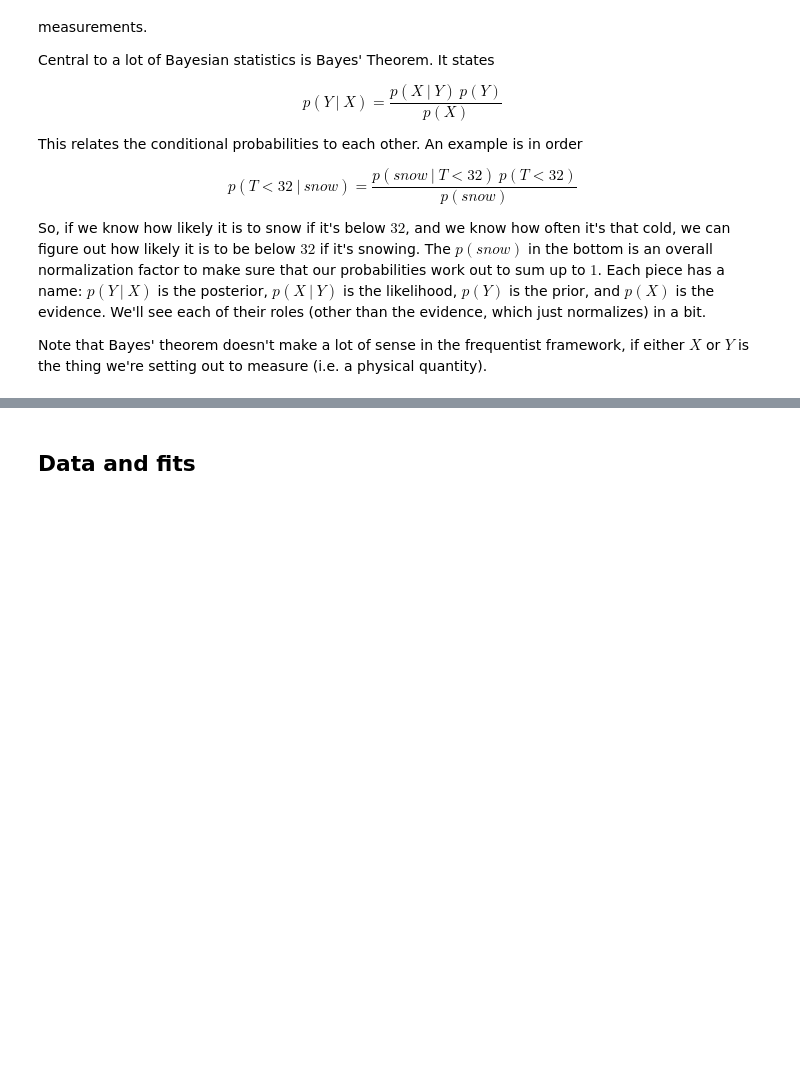
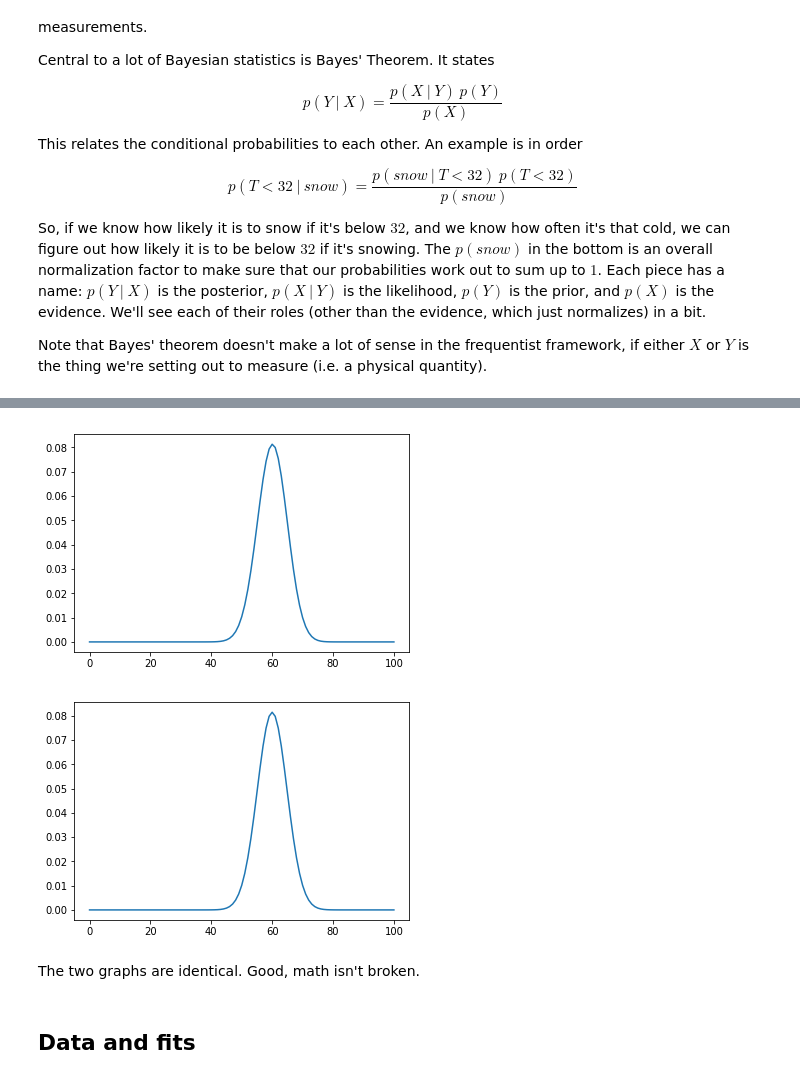
Before and after one commit to Cisneros-Galaxy/RCFM, a Jupyter notebook: rich_docs/Malleus.ipynb, the cells around one changed output, grey strips where cells are left out. Drawn from its saved outputs; the diff is of its cells as text; code cells hidden in the pictures; blank space fills up the shorter version.

```diff
--- a/rich_docs/Malleus.ipynb
+++ b/rich_docs/Malleus.ipynb
@@ -202,3 +244,19 @@ Note that Bayes' theorem doesn't make a lot of sense in the frequentist framewor
+# %%
+import scipy.special
+n_flips = 100
+n_heads = np.array(range(0,n_flips+1))
+pH = 0.6
+binomial = [scipy.special.comb(n_flips,n) * pH**n * (1 - pH)**(n_flips-n) for n in n_heads]
+plt.plot(n_heads, binomial)
+plt.show()
+sigma_H = np.sqrt(pH*(1-pH)*n_flips)
+approx = 1/np.sqrt(2*np.pi*sigma_H**2) * np.exp(-(n_heads - n_flips*pH)**2 / (2*sigma_H**2))
+plt.plot(n_heads, approx);
+# %% [output]
+[figure, added]
+[figure, added]
+# %% [markdown]
+The two graphs are identical.  Good, math isn't broken.
 # %% [markdown]
 ## Data and fits
 # %% [markdown]
```
Also changed, not shown: parts of 11 cells of this notebook.
